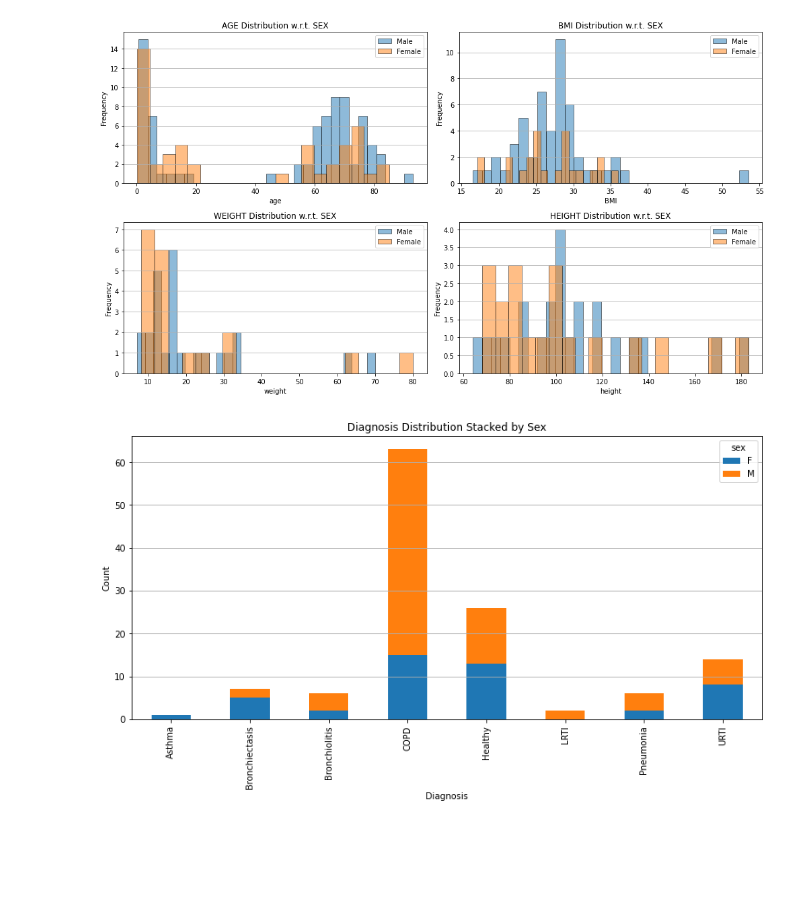
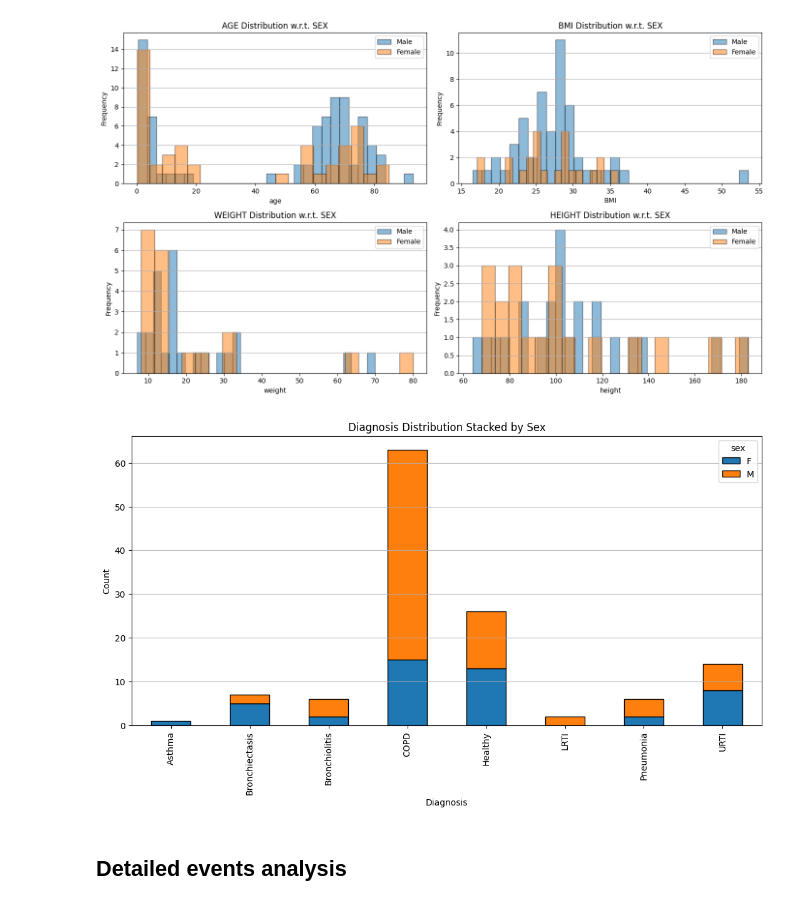
Before and after one commit to davidesalvi/ICBHI_2017, a Jupyter notebook: notebook/analyze_data.ipynb, the cells around one changed output. Drawn from its saved outputs; the diff is of its cells as text; code cells hidden in the pictures; blank space fills up the shorter version.

Commit message:
data_analysis

```diff
--- a/notebook/analyze_data.ipynb
+++ b/notebook/analyze_data.ipynb
@@ -79,13 +79,15 @@ plt.show()
 # %%
 plt.figure(figsize=(13, 6))
 
-df.groupby(['diagnosis', 'sex']).size().unstack().plot(kind='bar', stacked=True, ax=plt.gca())
+df.groupby(['diagnosis', 'sex']).size().unstack().plot(kind='bar', stacked=True, ax=plt.gca(), edgecolor='black')
 
 plt.title('Diagnosis Distribution Stacked by Sex')
 plt.xlabel('Diagnosis')
 plt.ylabel('Count')
 plt.xticks(rotation=90)
 plt.grid(axis='y')
 plt.show()
 # %% [output]
-[figure, old version]
+[figure, new version]
+# %% [markdown]
+## Detailed events analysis
```
Also changed, not shown: parts of 8 cells of this notebook, 1 other file.
